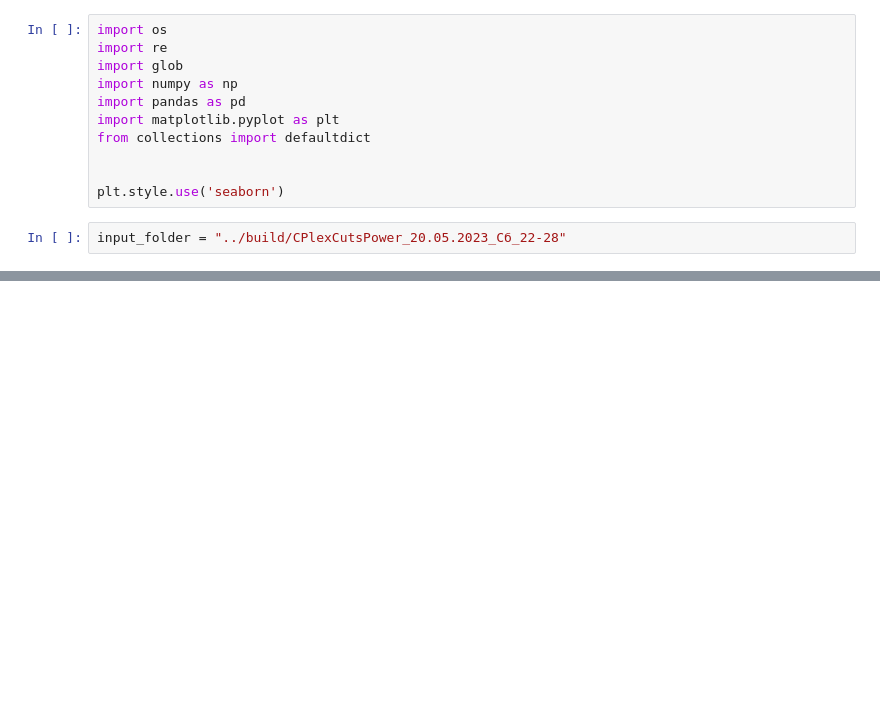
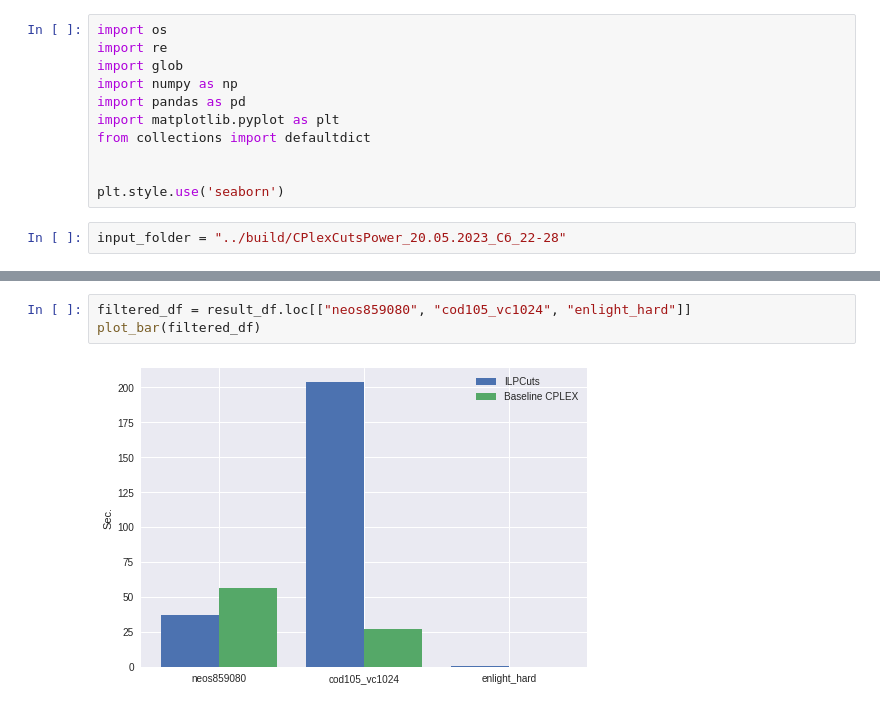
Before and after one commit to dmitrygribanov/ILPCuts, a Jupyter notebook: scripts/cplex_console_report.ipynb, the cells around one changed output, grey strips where cells are left out. Saved outputs shown, nothing was run; the diff lists cells and outputs as text; blank space fills up the shorter version.

```diff
--- a/scripts/cplex_console_report.ipynb
+++ b/scripts/cplex_console_report.ipynb
@@ -139,0 +270,5 @@ show_transposed(result_df)
+# %%
+filtered_df = result_df.loc[["neos859080", "cod105_vc1024", "enlight_hard"]]
+plot_bar(filtered_df)
+# %% [output]
+[figure, added]
```
Also changed, not shown: parts of 14 cells of this notebook.
